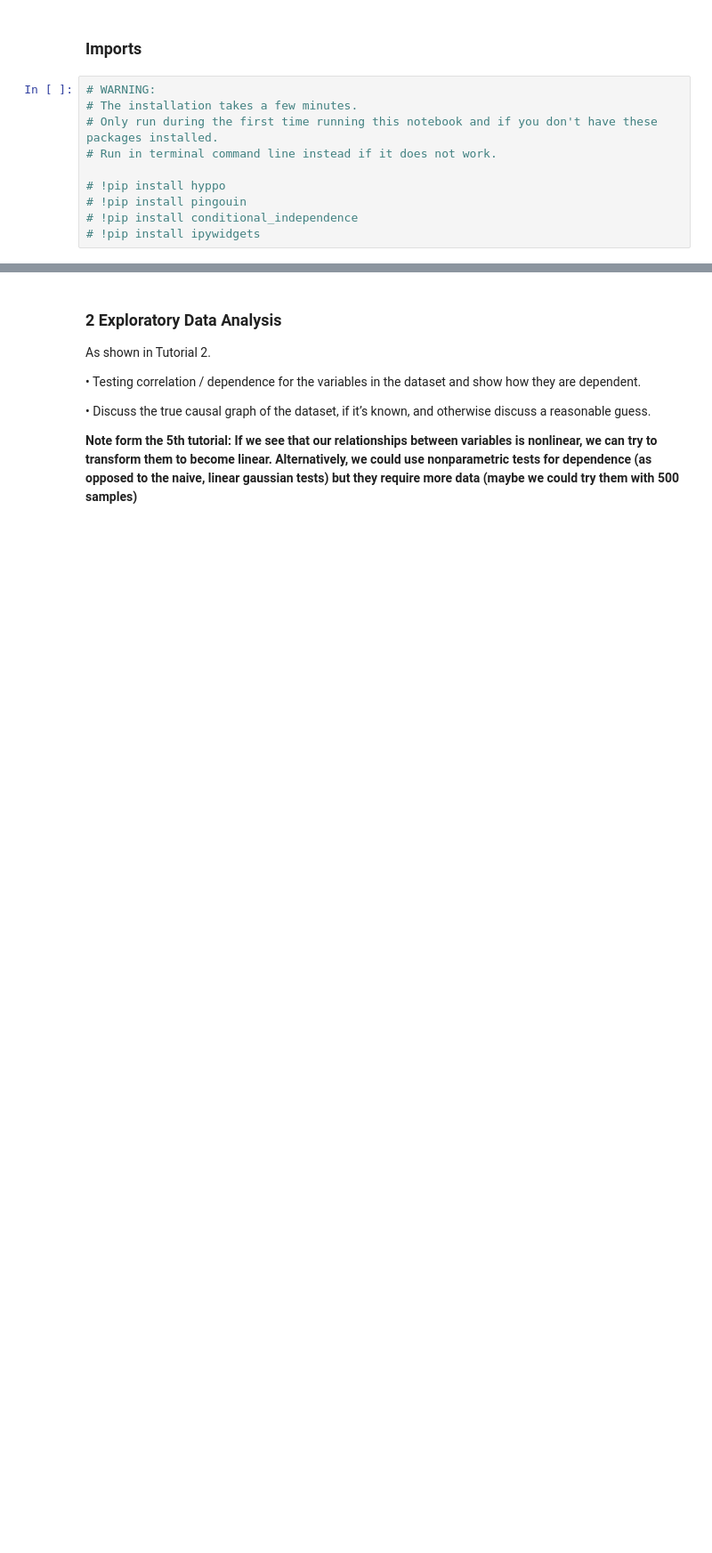
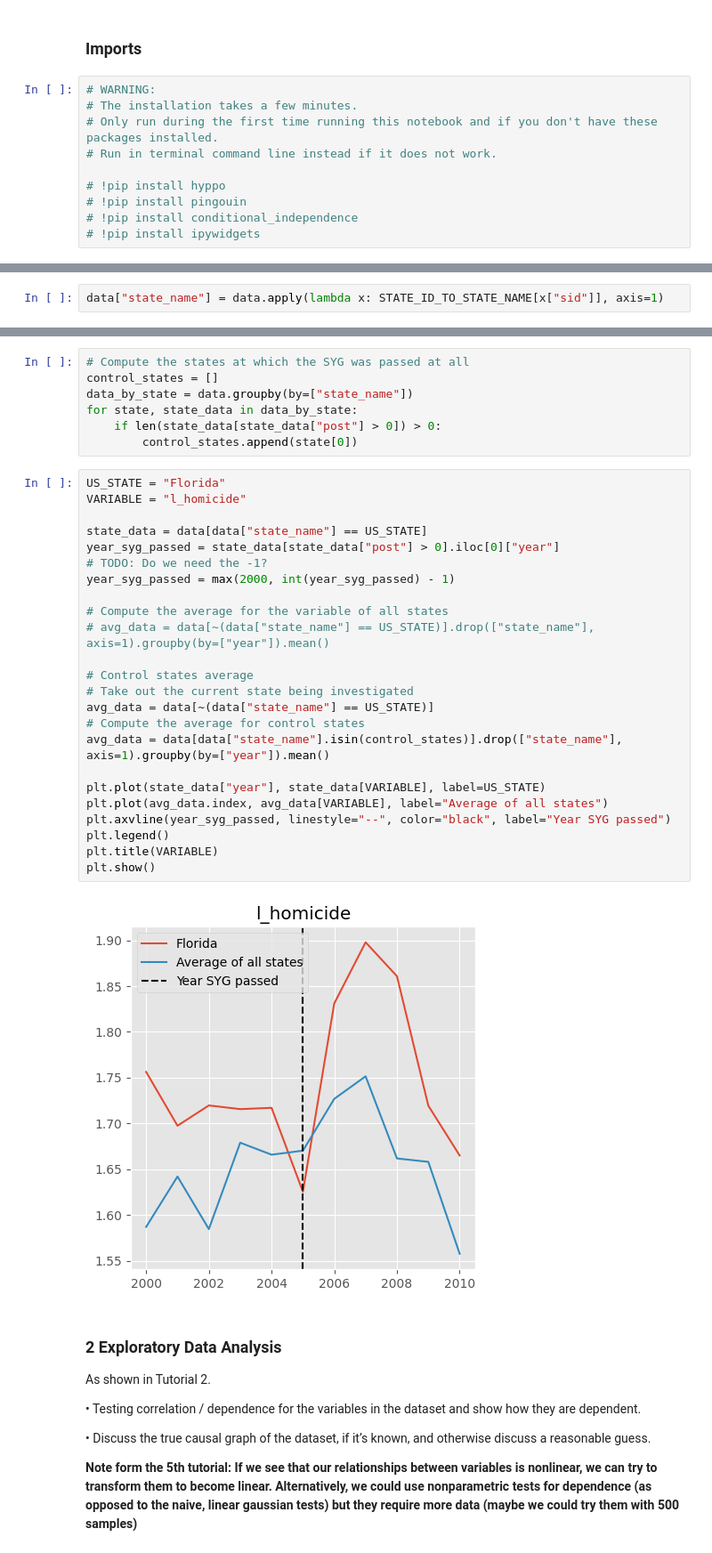
Before and after one commit to Dawlau/castle-doctrine-causality, a Jupyter notebook: eda.ipynb, the cells around one changed output, grey strips where cells are left out. Shown: that part at 89% size. Cells and saved outputs as stored; diff of their text form; blank space fills up the shorter version.

```diff
--- a/eda.ipynb
+++ b/eda.ipynb
@@ -119,0 +222,2 @@ data = data.drop(data.columns.difference(control_variables + dependent_variables
+# %%
+data["state_name"] = data.apply(lambda x: STATE_ID_TO_STATE_NAME[x["sid"]], axis=1)
@@ -120,3 +239,36 @@ data = data.drop(data.columns.difference(control_variables + dependent_variables
+# %%
+# Compute the states at which the SYG was passed at all
+control_states = []
+data_by_state = data.groupby(by=["state_name"])
+for state, state_data in data_by_state:
+    if len(state_data[state_data["post"] > 0]) > 0:
+        control_states.append(state[0])
+# %%
+US_STATE = "Florida"
+VARIABLE = "l_homicide"
+
+state_data = data[data["state_name"] == US_STATE]
+year_syg_passed = state_data[state_data["post"] > 0].iloc[0]["year"]
+# TODO: Do we need the -1?
+year_syg_passed = max(2000, int(year_syg_passed) - 1)
+
+# Compute the average for the variable of all states
+# avg_data = data[~(data["state_name"] == US_STATE)].drop(["state_name"], axis=1).groupby(by=["year"]).mean()
+
+# Control states average
+# Take out the current state being investigated
+avg_data = data[~(data["state_name"] == US_STATE)]
+# Compute the average for control states
+avg_data = data[data["state_name"].isin(control_states)].drop(["state_name"], axis=1).groupby(by=["year"]).mean()
+
+plt.plot(state_data["year"], state_data[VARIABLE], label=US_STATE)
+plt.plot(avg_data.index, avg_data[VARIABLE], label="Average of all states")
+plt.axvline(year_syg_passed, linestyle="--", color="black", label="Year SYG passed")
+plt.legend()
+plt.title(VARIABLE)
+plt.show()
+# %% [output]
+[figure, added]
 # %% [markdown]
 ### 2 Exploratory Data Analysis
 
```
Also changed, not shown: parts of 8 cells of this notebook.
